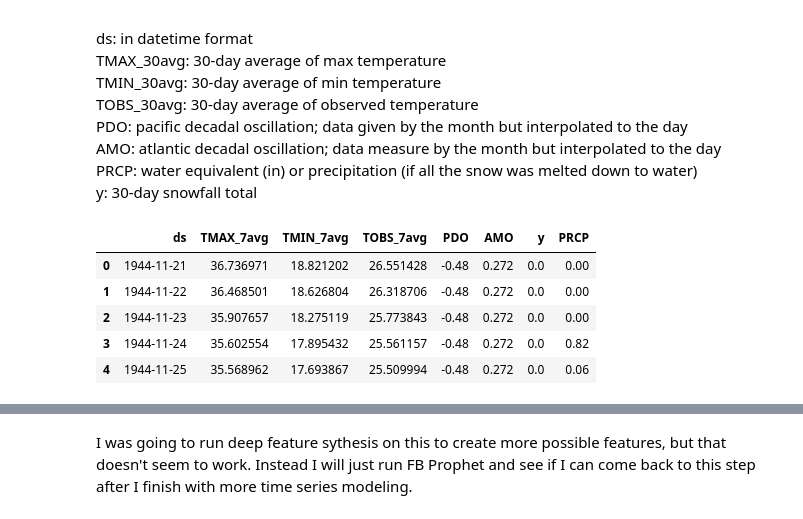
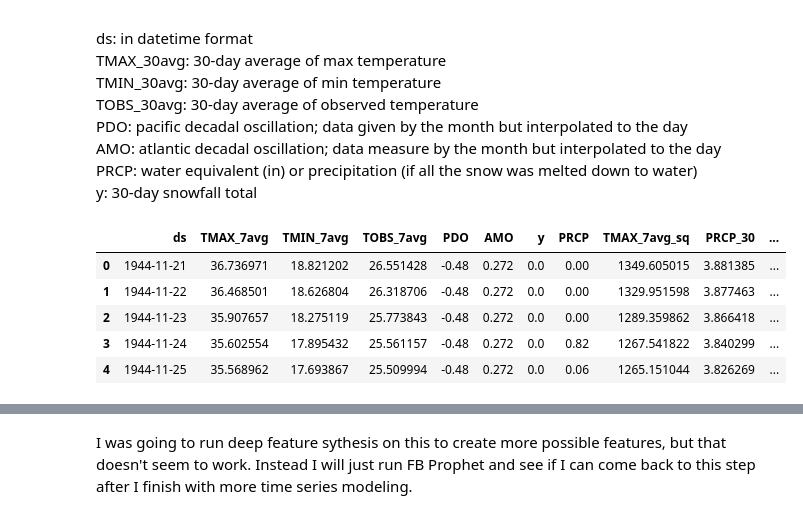
Before and after one commit to sjrekuc/Alta-Snowfall-Modeling, a Jupyter notebook: Capstone_Alta_Modeling.ipynb, the cells around one changed output, grey strips where cells are left out. Cells and saved outputs as stored; diff of their text form; code cells hidden in the pictures.

```diff
--- a/Capstone_Alta_Modeling.ipynb
+++ b/Capstone_Alta_Modeling.ipynb
@@ -49,12 +49,13 @@ path="C:\Springboard\Github\Capstone1_alta\intermediate_data"
 os.chdir(path)
 # %%
 X7 = pickle.load(open("X7_snow_pp.pkl", "rb"))
+X7.head()
 # %% [output]
-|  | ds | TMAX_7avg | TMIN_7avg | TOBS_7avg | PDO | AMO | y | PRCP |
-| 0 | 1944-11-21 | 36.736971 | 18.821202 | 26.551428 | -0.48 | 0.272 | 0.0 | 0.00 |
-| 1 | 1944-11-22 | 36.468501 | 18.626804 | 26.318706 | -0.48 | 0.272 | 0.0 | 0.00 |
-| 2 | 1944-11-23 | 35.907657 | 18.275119 | 25.773843 | -0.48 | 0.272 | 0.0 | 0.00 |
-| 3 | 1944-11-24 | 35.602554 | 17.895432 | 25.561157 | -0.48 | 0.272 | 0.0 | 0.82 |
-| 4 | 1944-11-25 | 35.568962 | 17.693867 | 25.509994 | -0.48 | 0.272 | 0.0 | 0.06 |
+|  | ds | TMAX_7avg | TMIN_7avg | TOBS_7avg | PDO | AMO | y | PRCP | TMAX_7avg_sq | PRCP_30 | ... |
+| 0 | 1944-11-21 | 36.736971 | 18.821202 | 26.551428 | -0.48 | 0.272 | 0.0 | 0.00 | 1349.605015 | 3.881385 | ... |
+| 1 | 1944-11-22 | 36.468501 | 18.626804 | 26.318706 | -0.48 | 0.272 | 0.0 | 0.00 | 1329.951598 | 3.877463 | ... |
+| 2 | 1944-11-23 | 35.907657 | 18.275119 | 25.773843 | -0.48 | 0.272 | 0.0 | 0.00 | 1289.359862 | 3.866418 | ... |
+| 3 | 1944-11-24 | 35.602554 | 17.895432 | 25.561157 | -0.48 | 0.272 | 0.0 | 0.82 | 1267.541822 | 3.840299 | ... |
+| 4 | 1944-11-25 | 35.568962 | 17.693867 | 25.509994 | -0.48 | 0.272 | 0.0 | 0.06 | 1265.151044 | 3.826269 | ... |
 # %%
 X14 = pickle.load(open("X14_snow_pp.pkl", "rb"))
```
Also changed, not shown: parts of 8 cells of this notebook, 6 other files.
